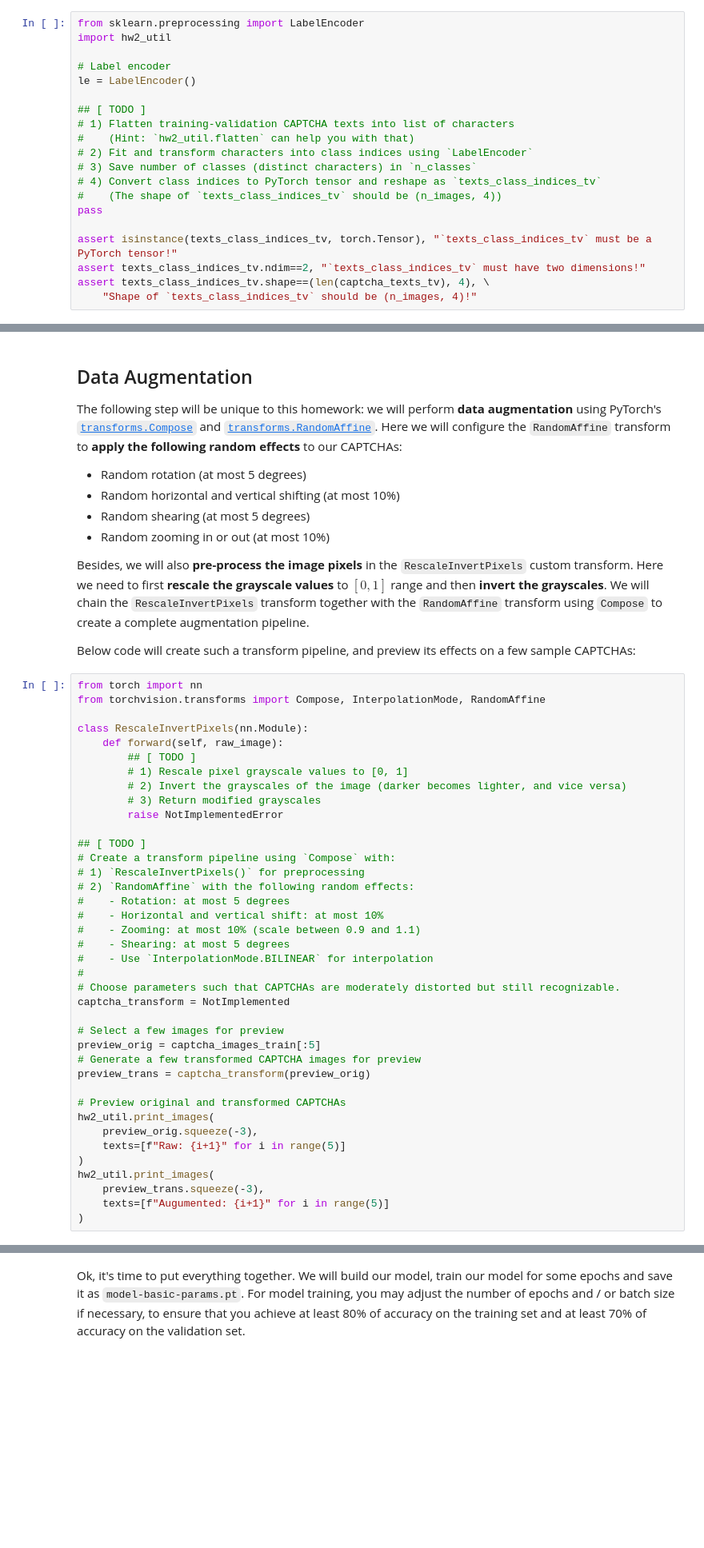
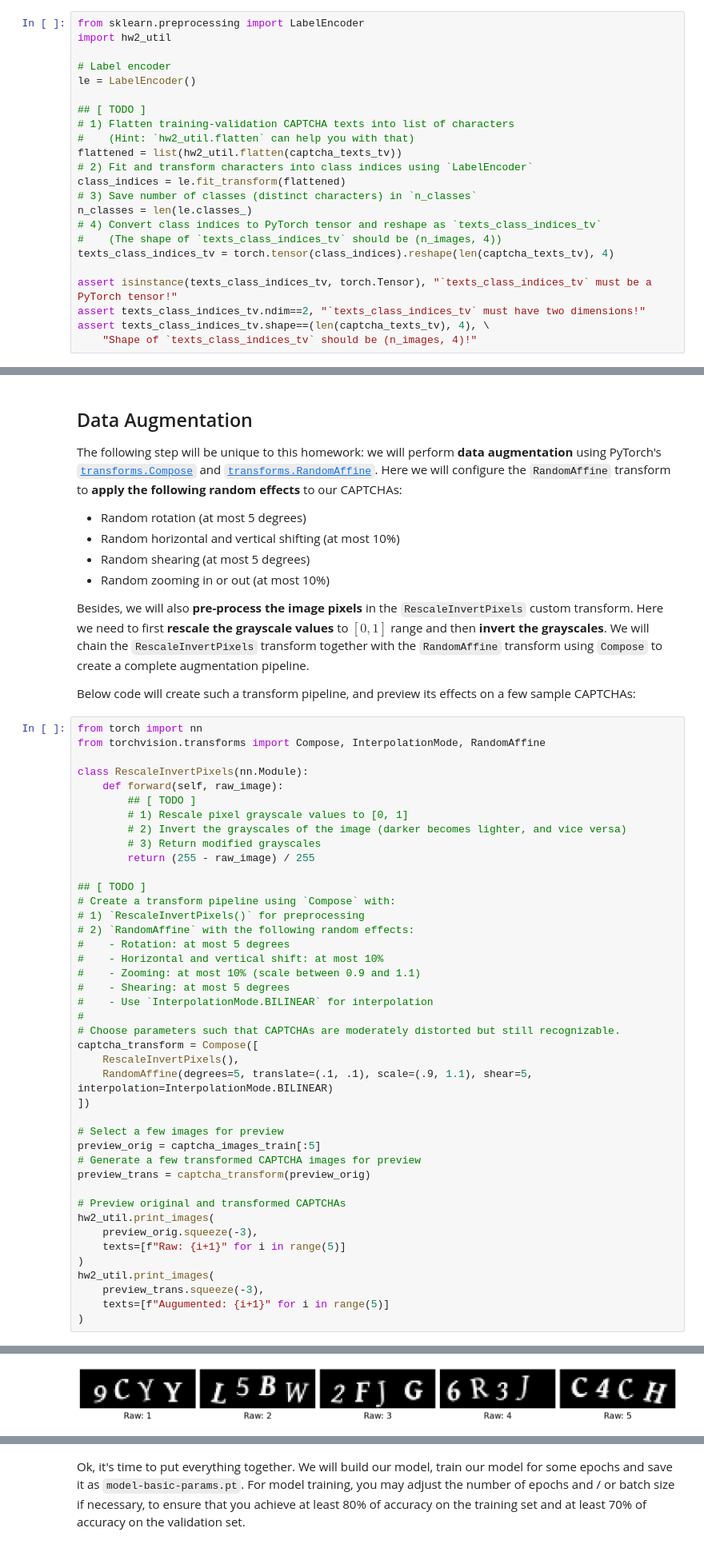
Before and after one commit to Geeoon/EE-467-Projects, a Jupyter notebook: assignment2/homework_2_student_20260121.ipynb, the cells around one changed output, grey strips where cells are left out. Shown at 80% size. Saved outputs shown, nothing was run; the diff lists cells and outputs as text; blank space fills up the shorter version.

```diff
--- a/assignment2/homework_2_student_20260121.ipynb
+++ b/assignment2/homework_2_student_20260121.ipynb
@@ -87,11 +86,14 @@ le = LabelEncoder()
 ## [ TODO ]
 # 1) Flatten training-validation CAPTCHA texts into list of characters
 #    (Hint: `hw2_util.flatten` can help you with that)
+flattened = list(hw2_util.flatten(captcha_texts_tv))
 # 2) Fit and transform characters into class indices using `LabelEncoder`
+class_indices = le.fit_transform(flattened)
 # 3) Save number of classes (distinct characters) in `n_classes`
+n_classes = len(le.classes_)
 # 4) Convert class indices to PyTorch tensor and reshape as `texts_class_indices_tv`
 #    (The shape of `texts_class_indices_tv` should be (n_images, 4))
-pass
+texts_class_indices_tv = torch.tensor(class_indices).reshape(len(captcha_texts_tv), 4)
 
 assert isinstance(texts_class_indices_tv, torch.Tensor), "`texts_class_indices_tv` must be a PyTorch tensor!"
 assert texts_class_indices_tv.ndim==2, "`texts_class_indices_tv` must have two dimensions!"
@@ -127,7 +129,7 @@ class RescaleInvertPixels(nn.Module):
         # 1) Rescale pixel grayscale values to [0, 1]
         # 2) Invert the grayscales of the image (darker becomes lighter, and vice versa)
         # 3) Return modified grayscales
-        raise NotImplementedError
+        return (255 - raw_image) / 255
 
 ## [ TODO ]
 # Create a transform pipeline using `Compose` with:
@@ -140,7 +142,10 @@ class RescaleInvertPixels(nn.Module):
 #    - Use `InterpolationMode.BILINEAR` for interpolation
 #
 # Choose parameters such that CAPTCHAs are moderately distorted but still recognizable.
-captcha_transform = NotImplemented
+captcha_transform = Compose([
+    RescaleInvertPixels(),
+    RandomAffine(degrees=5, translate=(.1, .1), scale=(.9, 1.1), shear=5, interpolation=InterpolationMode.BILINEAR)
+])
 
 # Select a few images for preview
 preview_orig = captcha_images_train[:5]
@@ -156,3 +161,4 @@ hw2_util.print_images(
     preview_trans.squeeze(-3),
     texts=[f"Augumented: {i+1}" for i in range(5)]
 )
+# %% [output]
@@ -158,0 +167 @@ hw2_util.print_images(
+[figure, added]
```
Also changed, not shown: parts of 2 cells of this notebook.
